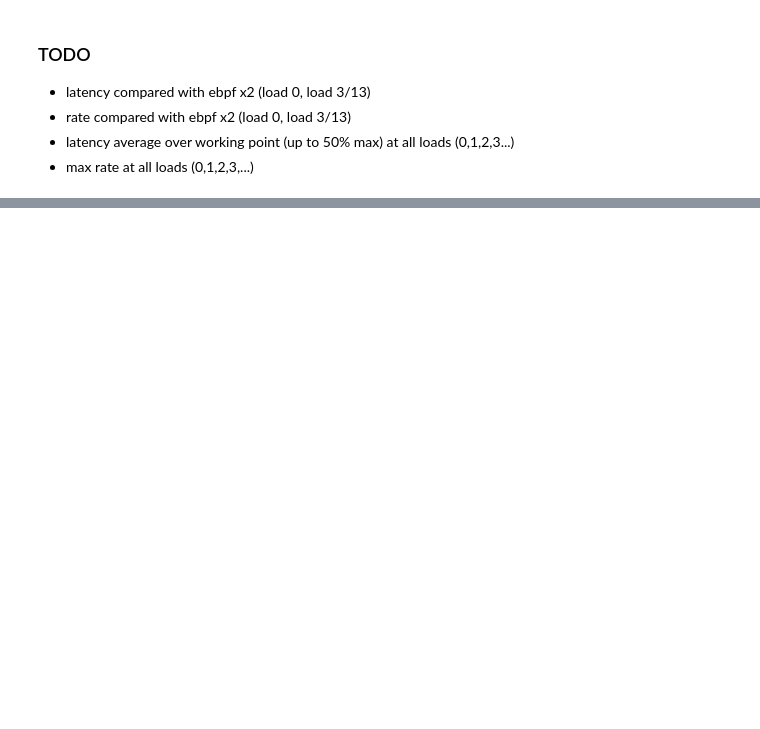
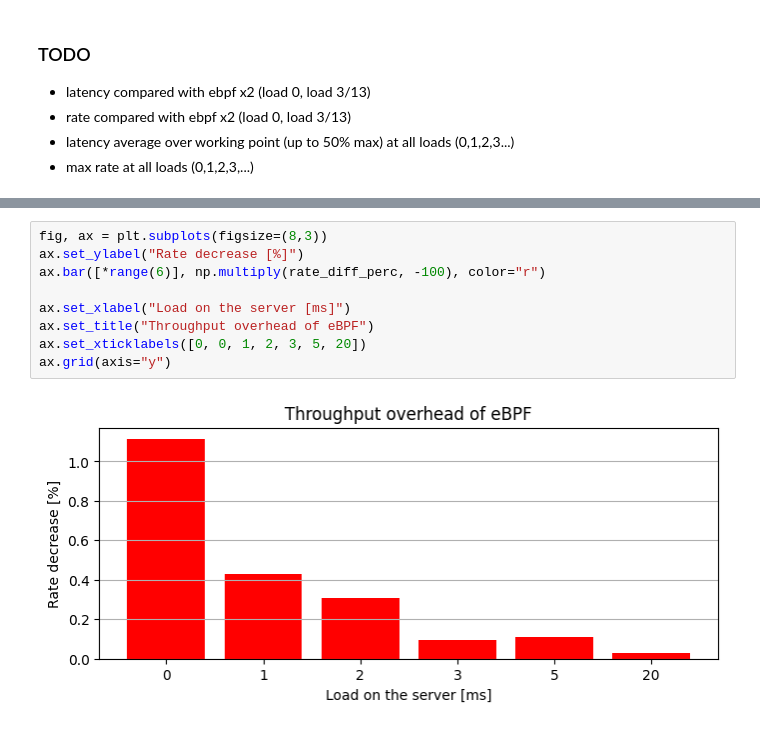
Before and after one commit to giulio-sido/bombardier, a Jupyter notebook: plot_bench.ipynb, the cells around one changed output, grey strips where cells are left out. Saved outputs shown, nothing was run; the diff lists cells and outputs as text; blank space fills up the shorter version.

```diff
--- a/plot_bench.ipynb
+++ b/plot_bench.ipynb
@@ -60,0 +170,11 @@ for test in TEST_LIST:
+# %%
+fig, ax = plt.subplots(figsize=(8,3))
+ax.set_ylabel("Rate decrease [%]")
+ax.bar([*range(6)], np.multiply(rate_diff_perc, -100), color="r")
+
+ax.set_xlabel("Load on the server [ms]")
+ax.set_title("Throughput overhead of eBPF")
+ax.set_xticklabels([0, 0, 1, 2, 3, 5, 20])
+ax.grid(axis="y")
+# %% [output]
+[figure, added]
```
Also changed, not shown: parts of 28 cells of this notebook.
